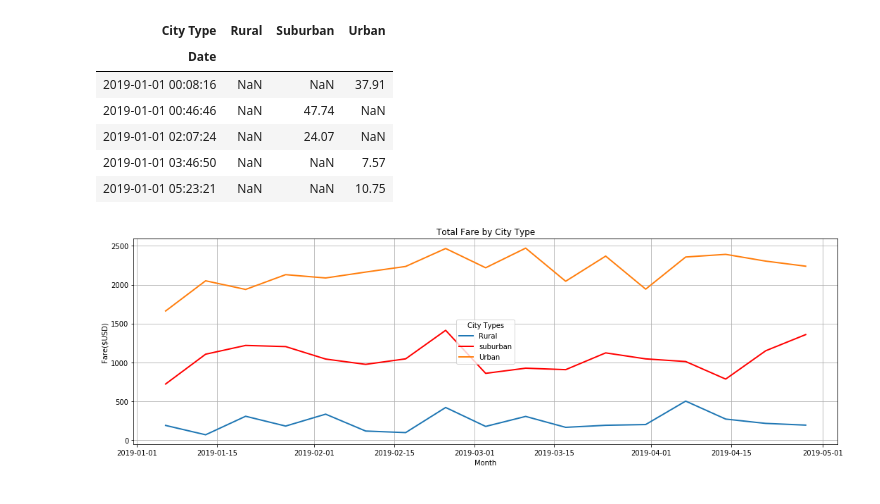
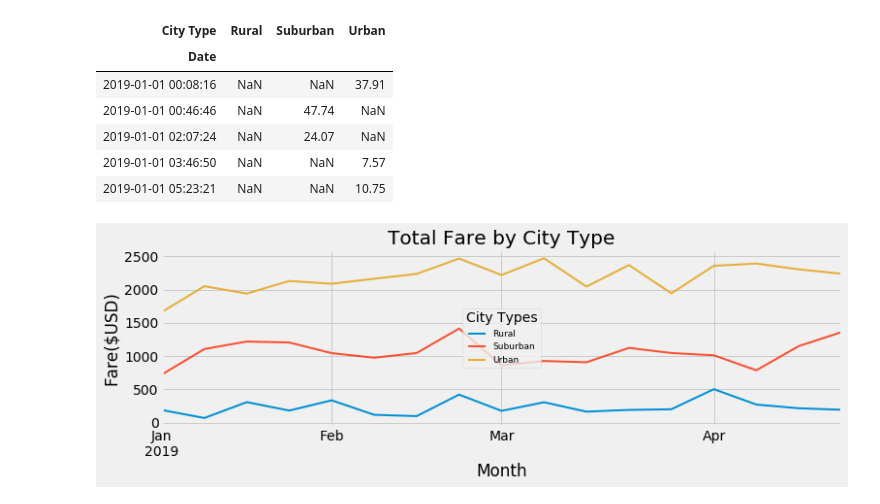
Before and after one commit to plin2204/PyBer_Analysis, a Jupyter notebook: PyBer_Challenge.ipynb, the cells around one changed output. Cells and saved outputs as stored; diff of their text form; code cells hidden in the pictures.

Commit message:
add plot

```diff
--- a/PyBer_Challenge.ipynb
+++ b/PyBer_Challenge.ipynb
@@ -136,24 +136,20 @@ pyber_date_index_pivot.head()
 | 2019-01-01 05:23:21 | NaN | NaN | 10.75 |
 # %%
 # resample in weekly bin
-pyber_rural_wkly_fare = pyber_date_index_pivot.Rural.resample('W').sum()
-pyber_suburban_wkly_fare = pyber_date_index_pivot.Suburban.resample('W').sum()
-pyber_urban_wkly_fare = pyber_date_index_pivot.Urban.resample('W').sum()
+pyber_wkly_fare = pyber_date_index_pivot.resample('W').sum()
 # %%
 # plot the data
-fig, ax = plt.subplots(figsize=(15,5))
-ax.plot(pyber_rural_wkly_fare, label="Rural", linewidth=2)
-ax.plot(pyber_suburban_wkly_fare, label="suburban", color="red", linewidth=2)
-ax.plot(pyber_urban_wkly_fare, label="Urban", linewidth=2)
-ax.set_xlabel("Month")
-ax.set_ylabel("Fare($USD)")
-ax.set_title("Total Fare by City Type")
-ax.grid()
-plt.legend(fontsize="10", mode="Expanded", loc="center", title="City Types")
+plt.style.use('fivethirtyeight')
+pyber_wkly_fare.plot(figsize=(11,4), linewidth=2)
+plt.xlabel("Month")
+plt.ylabel("Fare($USD)")
+plt.title("Total Fare by City Type")
+plt.grid(True)
+plt.legend(fontsize="9", loc="center", title="City Types")
 
 # save the plot
 plt.tight_layout()
 plt.savefig("analysis/Challenge.png")
 plt.show()
 # %% [output]
-[figure, old version]
+[figure, new version]
```
